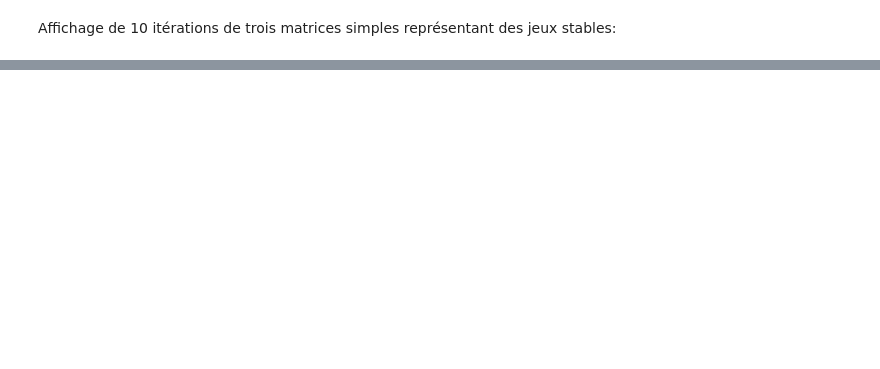
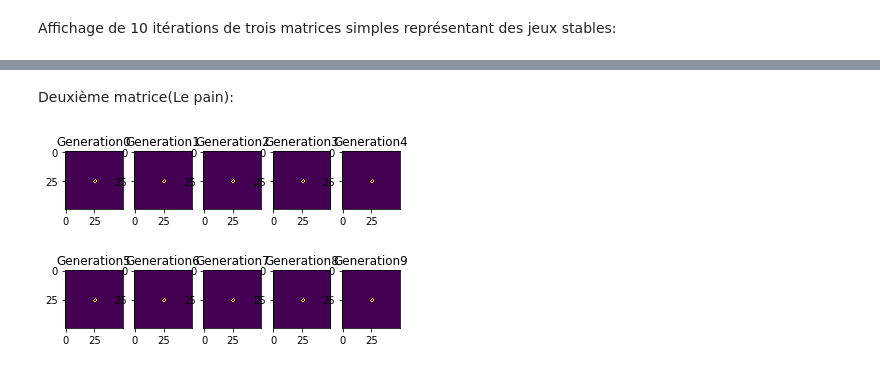
Before and after one commit to selenaiskounen/Jeu_de_la_vie, a Jupyter notebook: HMMA238_TP_selenaiskounen.ipynb, the cells around one changed output, grey strips where cells are left out. Saved outputs shown, nothing was run; the diff lists cells and outputs as text; code cells hidden in the pictures; blank space fills up the shorter version.

```diff
--- a/HMMA238_TP_selenaiskounen.ipynb
+++ b/HMMA238_TP_selenaiskounen.ipynb
@@ -312,0 +254,12 @@ for i in range(10):
+# %% [markdown]
+Deuxième matrice(Le pain):
+# %%
+M2 = np.zeros((50,50))
+M2[26,24] = M2[25,25] = M2[24,26] = M2[25,27] = M2[26,27] = M2[27, 26] = M2[27,25] = 1
+
+for i in range(10):
+    plt.subplot(2,5,i+1)
+    plt.imshow(iteration_jeu_np(M2))
+    plt.title("Generation" + str(i))
+# %% [output]
+[figure, added]
```
Also changed, not shown: parts of 22 cells of this notebook.
